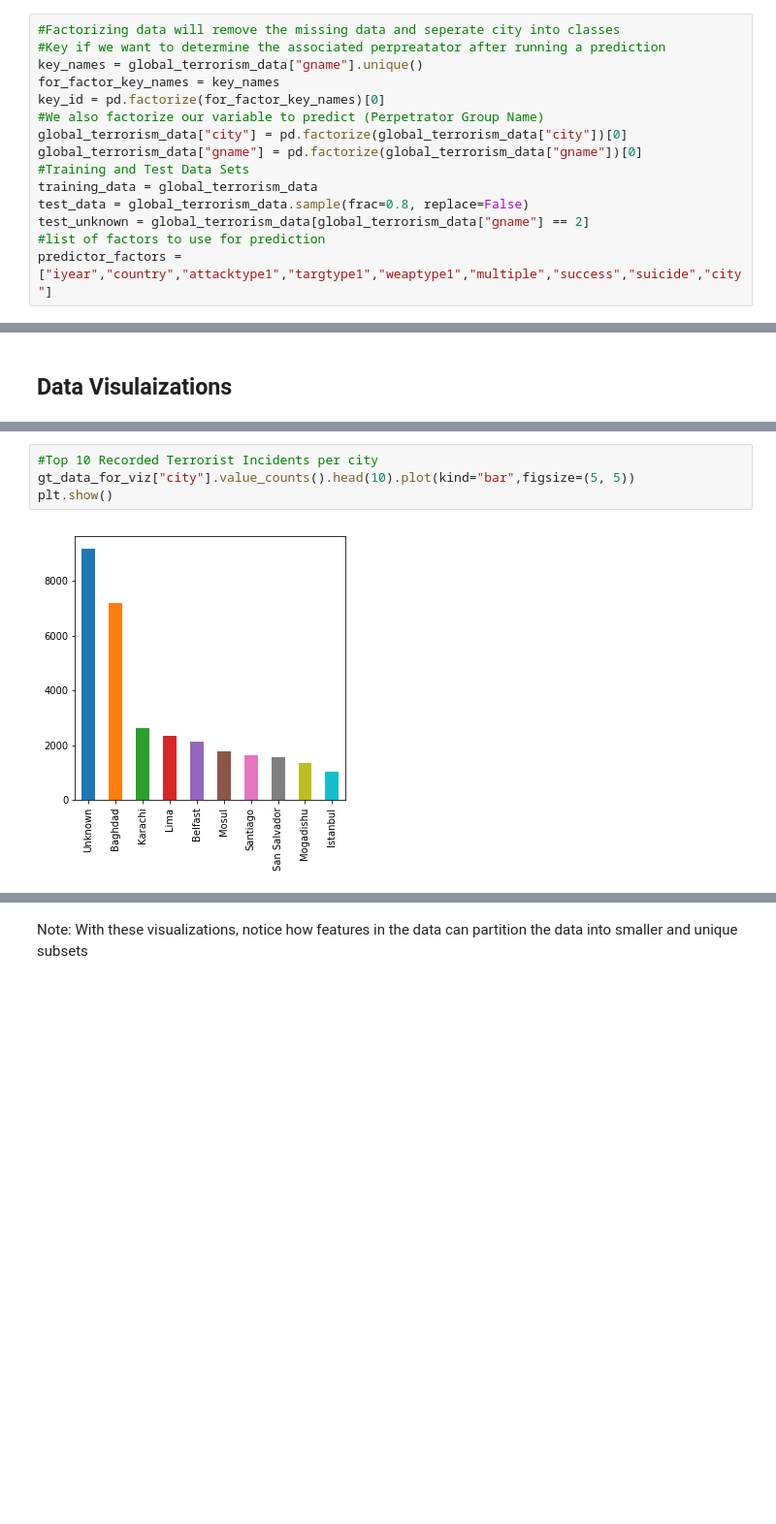
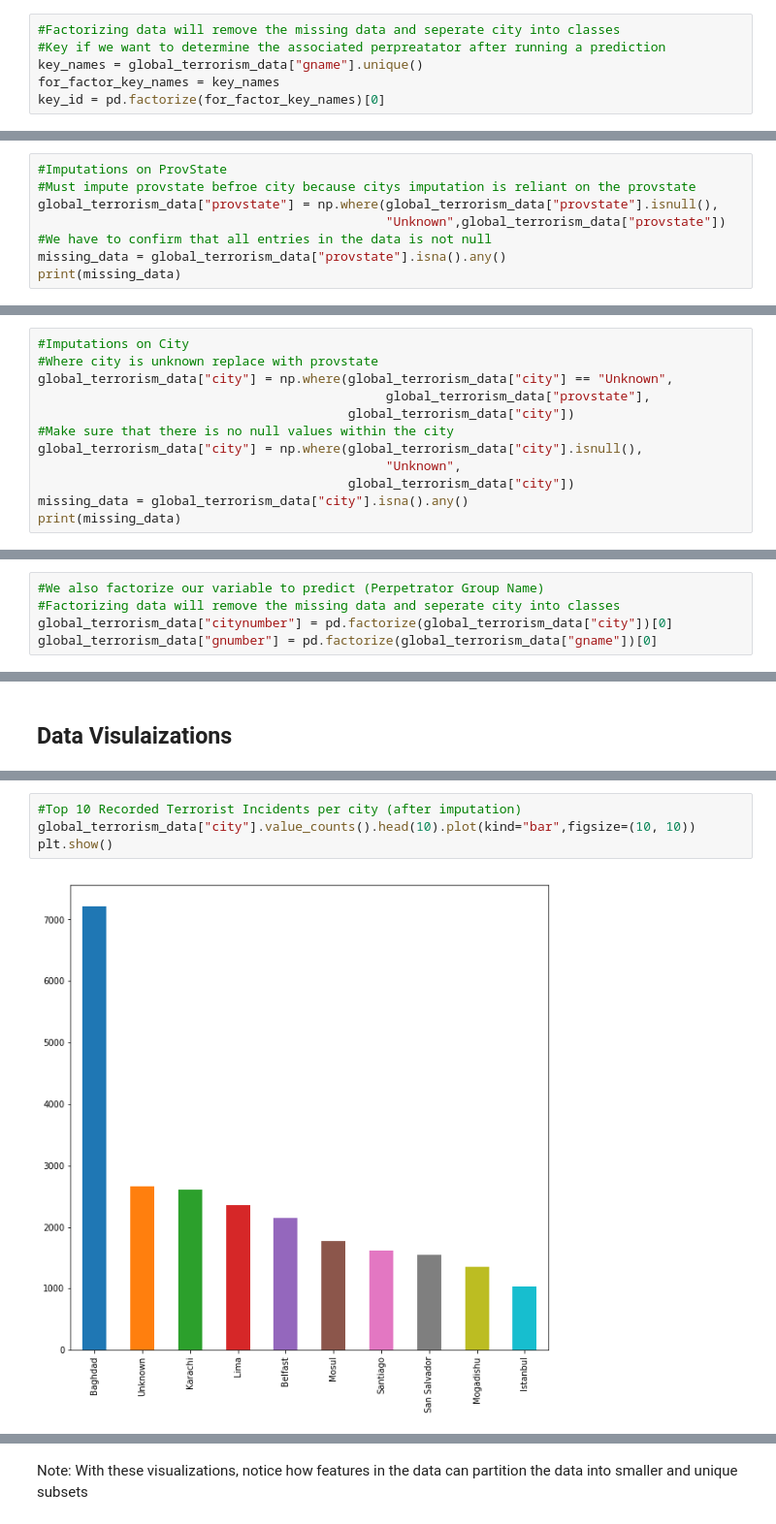
Before and after one commit to gaelblanchard/GTD_predictive_models, a Jupyter notebook: kernel(5).ipynb, the cells around one changed output, grey strips where cells are left out. Shown at 97% size. Saved outputs shown, nothing was run; the diff lists cells and outputs as text; blank space fills up the shorter version.

```diff
--- a/kernel(5).ipynb
+++ b/kernel(5).ipynb
@@ -111,12 +115,3 @@ Note: There are several classes with single instances
 key_names = global_terrorism_data["gname"].unique()
 for_factor_key_names = key_names
 key_id = pd.factorize(for_factor_key_names)[0]
-#We also factorize our variable to predict (Perpetrator Group Name)
-global_terrorism_data["city"] = pd.factorize(global_terrorism_data["city"])[0]
-global_terrorism_data["gname"] = pd.factorize(global_terrorism_data["gname"])[0]
-#Training and Test Data Sets
-training_data = global_terrorism_data
-test_data = global_terrorism_data.sample(frac=0.8, replace=False)
-test_unknown = global_terrorism_data[global_terrorism_data["gname"] == 2]
-#list of factors to use for prediction
-predictor_factors = ["iyear","country","attacktype1","targtype1","weaptype1","multiple","success","suicide","city"]
@@ -136,0 +118,8 @@ global_terrorism_data.describe()
+# %%
+#Imputations on ProvState
+#Must impute provstate befroe city because citys imputation is reliant on the provstate
+global_terrorism_data["provstate"] = np.where(global_terrorism_data["provstate"].isnull(),
+                                              "Unknown",global_terrorism_data["provstate"])
+#We have to confirm that all entries in the data is not null
+missing_data = global_terrorism_data["provstate"].isna().any()
+print(missing_data)
@@ -136,0 +128,12 @@ global_terrorism_data.describe()
+# %%
+#Imputations on City
+#Where city is unknown replace with provstate
+global_terrorism_data["city"] = np.where(global_terrorism_data["city"] == "Unknown",
+                                              global_terrorism_data["provstate"],
+                                         global_terrorism_data["city"])
+#Make sure that there is no null values within the city
+global_terrorism_data["city"] = np.where(global_terrorism_data["city"].isnull(),
+                                              "Unknown",
+                                         global_terrorism_data["city"])
+missing_data = global_terrorism_data["city"].isna().any()
+print(missing_data)
@@ -136,0 +142,5 @@ global_terrorism_data.describe()
+# %%
+#We also factorize our variable to predict (Perpetrator Group Name)
+#Factorizing data will remove the missing data and seperate city into classes
+global_terrorism_data["citynumber"] = pd.factorize(global_terrorism_data["city"])[0]
+global_terrorism_data["gnumber"] = pd.factorize(global_terrorism_data["gname"])[0]
@@ -173,6 +208,6 @@ plt.show()
 # %%
-#Top 10 Recorded Terrorist Incidents per city
-gt_data_for_viz["city"].value_counts().head(10).plot(kind="bar",figsize=(5, 5))
+#Top 10 Recorded Terrorist Incidents per city (after imputation)
+global_terrorism_data["city"].value_counts().head(10).plot(kind="bar",figsize=(10, 10))
 plt.show()
 # %% [output]
-[figure, old version]
+[figure, new version]
```
Also changed, not shown: parts of 52 cells of this notebook.
